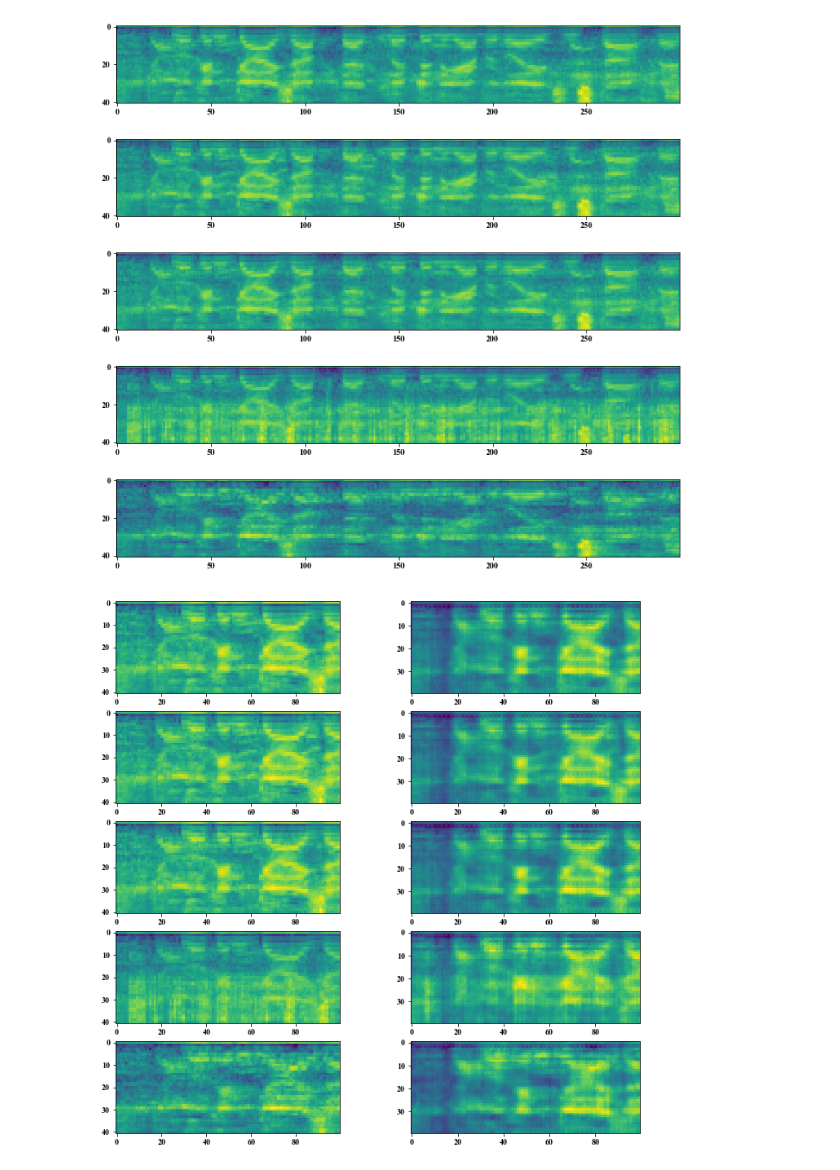
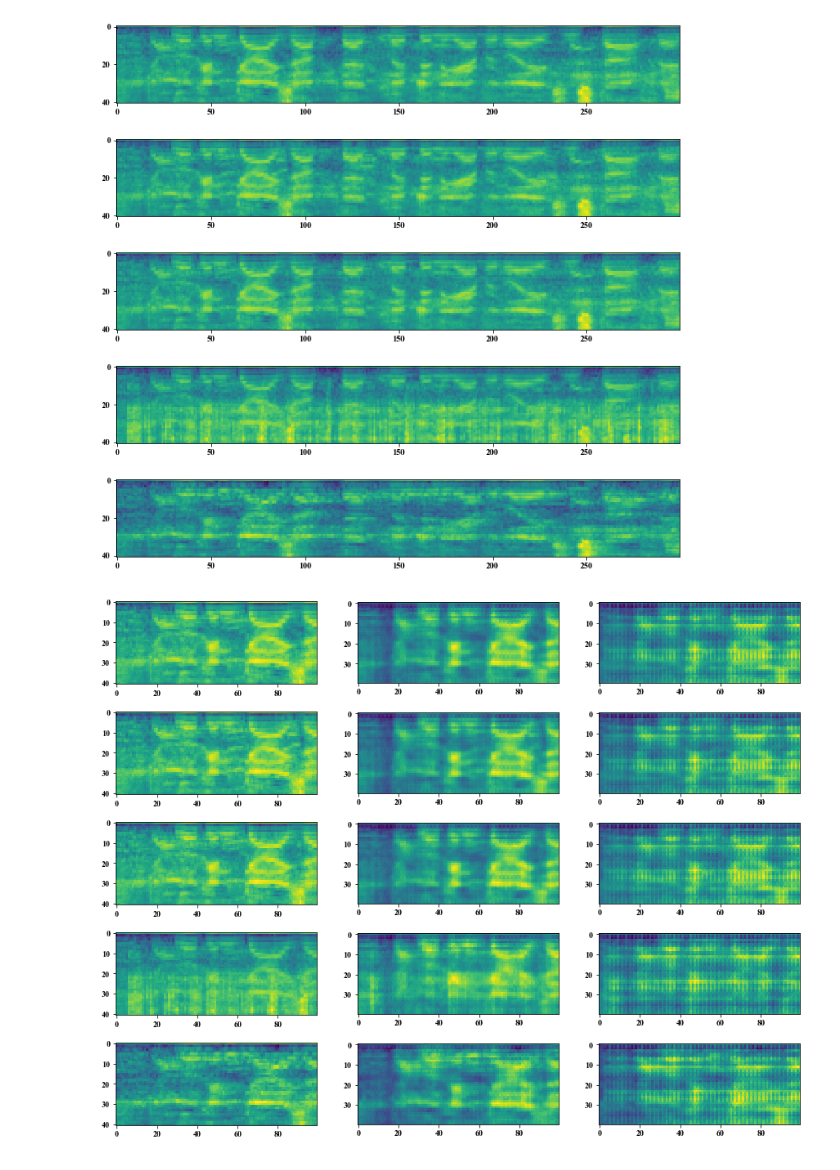
Before and after one commit to Wenhao-Yang/SpeakerVerifiaction-pytorch, a Jupyter notebook: Misc/demucs.ipynb, the cells around one changed output. Saved outputs shown, nothing was run; the diff lists cells and outputs as text; code cells hidden in the pictures.

Commit message:
[misc] demucs

```diff
--- a/Misc/demucs.ipynb
+++ b/Misc/demucs.ipynb
@@ -25,3 +18,11 @@ i10_no = kaldi_io.read_mat('/home/yangwenhao/local/project/lstm_speaker_verifica
 i10_re = kaldi_io.read_mat('/home/yangwenhao/local/project/lstm_speaker_verification/data/vox1/klfb/fbank/dev_aug_fb40/raw_fbank_dev_aug_fb40.1.ark:100807')
 
 i10s = [i10, i10_ba, i10_mu, i10_no, i10_re]
+# %%
+model1 = Demucs(resnet_size=3, input_dim=40, stride=[2,2,2])
+ckp1 = torch.load('/home/yangwenhao/local/project/SpeakerVerification-pytorch/Data/checkpoint/Demucs3/vox1/klfb_egs_enhance/mse/wde4_var/checkpoint_20.pth')
+model1.load_state_dict(ckp1['state_dict'])
+
+model2 = Demucs(resnet_size=3, input_dim=40, stride=[2,1,2])
+ckp2 = torch.load('/home/yangwenhao/local/project/SpeakerVerification-pytorch/Data/checkpoint/Demucs3/vox1/klfb_egs_enhance/mse/stride212_wde4_var/checkpoint_30.pth')
+model2.load_state_dict(ckp1['state_dict'])
@@ -34,17 +36,22 @@ for i in range(len(i10s)):
 # %% [output]
 [figure]
 # %%
-model.eval()
-plt.figure(figsize=(12, 12))
+model1.eval()
+model2.eval()
+
+plt.figure(figsize=(15, 12))
 for i in range(len(i10s)):
-    ax = plt.subplot(len(i10s), 2, 2*i+1)
-    im = plt.imshow(i10s[i].transpose()[:,:100])
-
-    ax = plt.subplot(len(i10s), 2, 2*i+2)
+    ax = plt.subplot(len(i10s), 3, 3*i+1)
+    im = ax.imshow(i10s[i].transpose()[:,:100])
     x1 = i10s[i]
     x = torch.tensor(x1[:,:40]).unsqueeze(0)
-    x_en = model(x)
 
-    im = plt.imshow(x_en.squeeze().detach().numpy().transpose()[:,:100])
+    ax = plt.subplot(len(i10s), 3, 3*i+2)
+    x_en1 = model1(x)
+    im = ax.imshow(x_en1.squeeze().detach().numpy().transpose()[:,:100])
+
+    ax = plt.subplot(len(i10s), 3, 3*i+3)
+    x_en2 = model2(x)
+    im = ax.imshow(x_en2.squeeze().detach().numpy().transpose()[:,:100])
 # %% [output]
-[figure, old version]
+[figure, new version]
```
Also changed, not shown: parts of 3 cells of this notebook.
